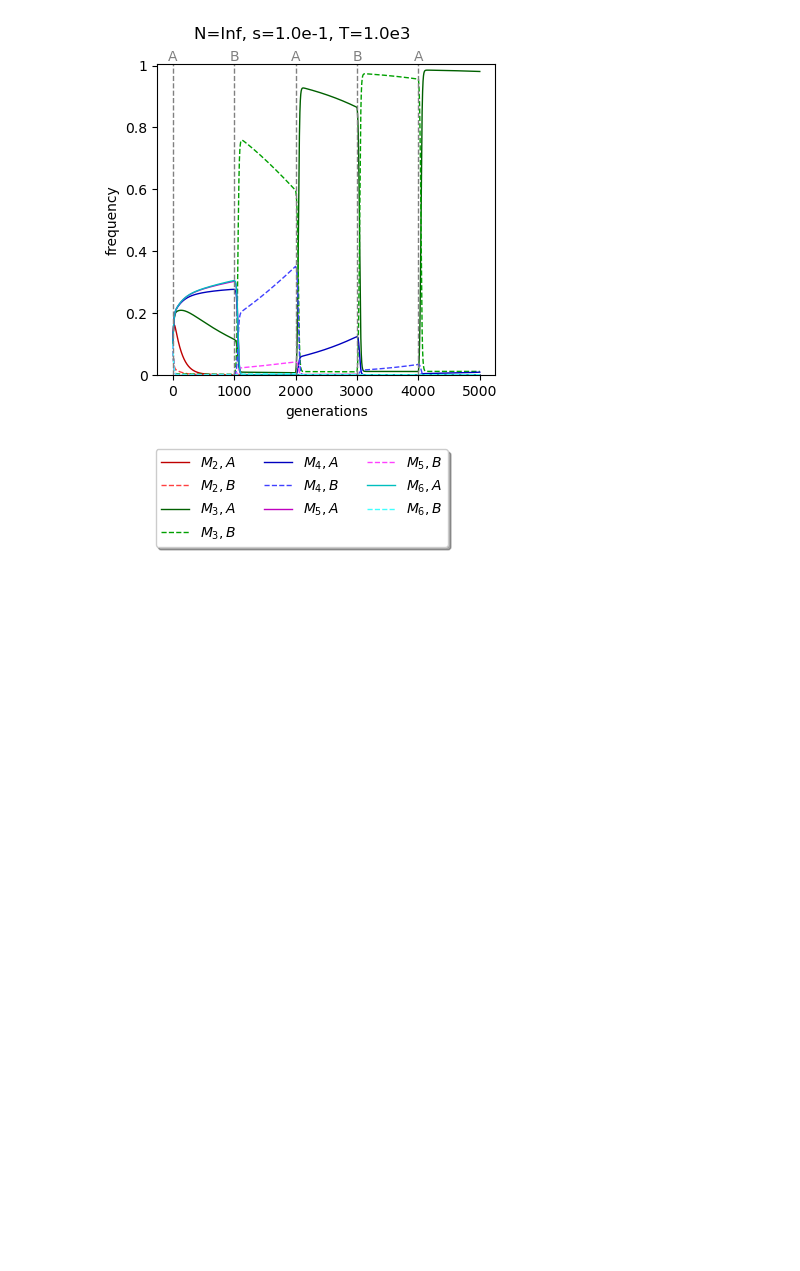
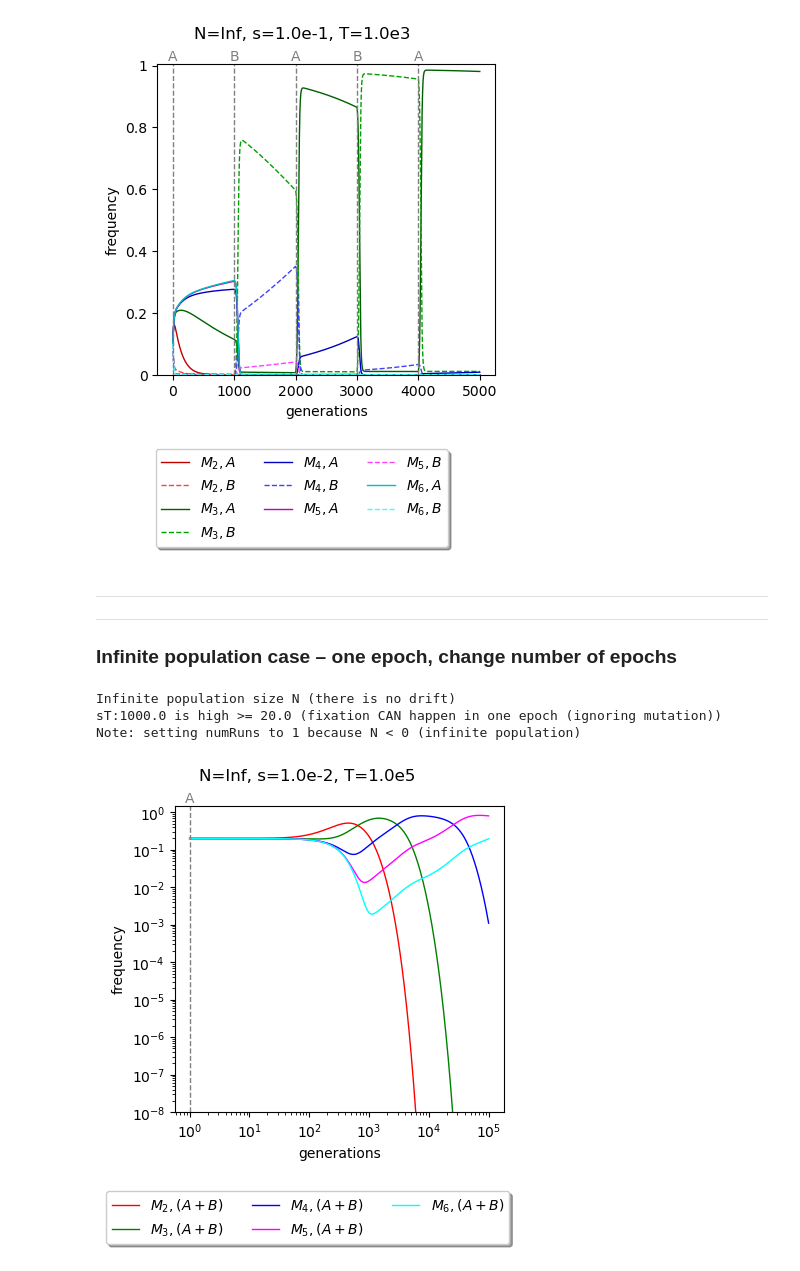
Before and after one commit to mepster/evosim, a Jupyter notebook: lab2.ipynb, the cells around one changed output. Saved outputs shown, nothing was run; the diff lists cells and outputs as text; code cells hidden in the pictures; blank space fills up the shorter version.

```diff
--- a/lab2.ipynb
+++ b/lab2.ipynb
@@ -383,3 +143,29 @@ Infinite population size N (there is no drift)
 sT:100.0 is high >= 20.0 (fixation CAN happen in one epoch (ignoring mutation))
 Note: setting numRuns to 1 because N < 0 (infinite population)
 [figure]
+# %% [markdown]
+---
+---
+### Infinite population case – one epoch, change number of epochs
+# %%
+args = evosim.default_args.copy()
+args.plotAB = False
+args.plotLog = True
+args.s = 0.01
+args.aToB = 0.0
+args.minMu = 2
+args.numClades = 5
+
+###
+
+args.T = 1e5
+args.numEpochs = 1
+
+args.N = -1 # change this to finite to see differential effect of selection vs drift
+
+evosim.evosim(args)
+# %% [output]
+Infinite population size N (there is no drift)
+sT:1000.0 is high >= 20.0 (fixation CAN happen in one epoch (ignoring mutation))
+Note: setting numRuns to 1 because N < 0 (infinite population)
+[figure, added]
```
Also changed, not shown: parts of 39 cells of this notebook, 1 other file.
